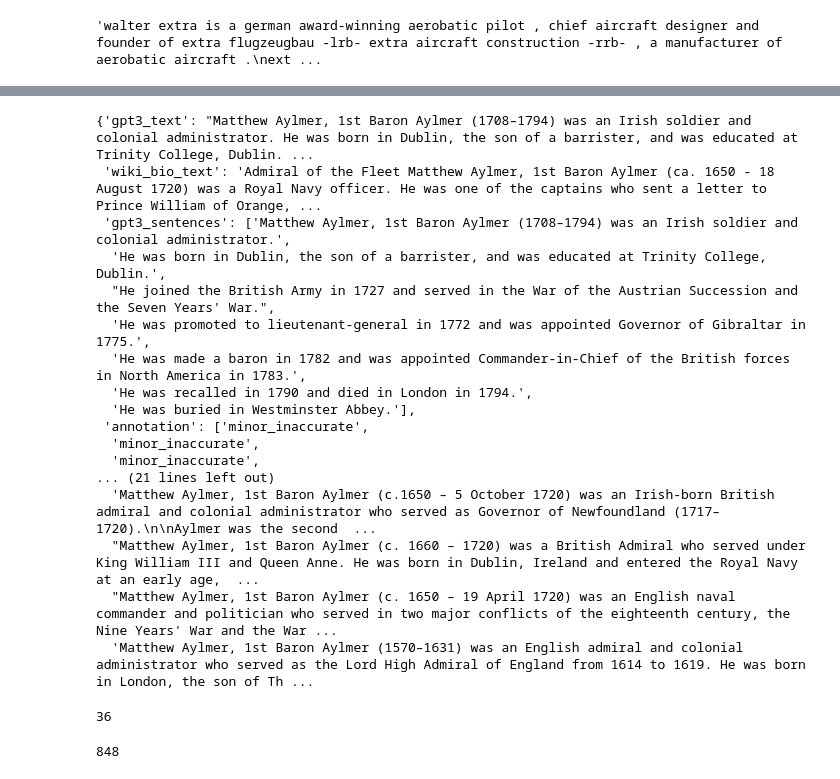
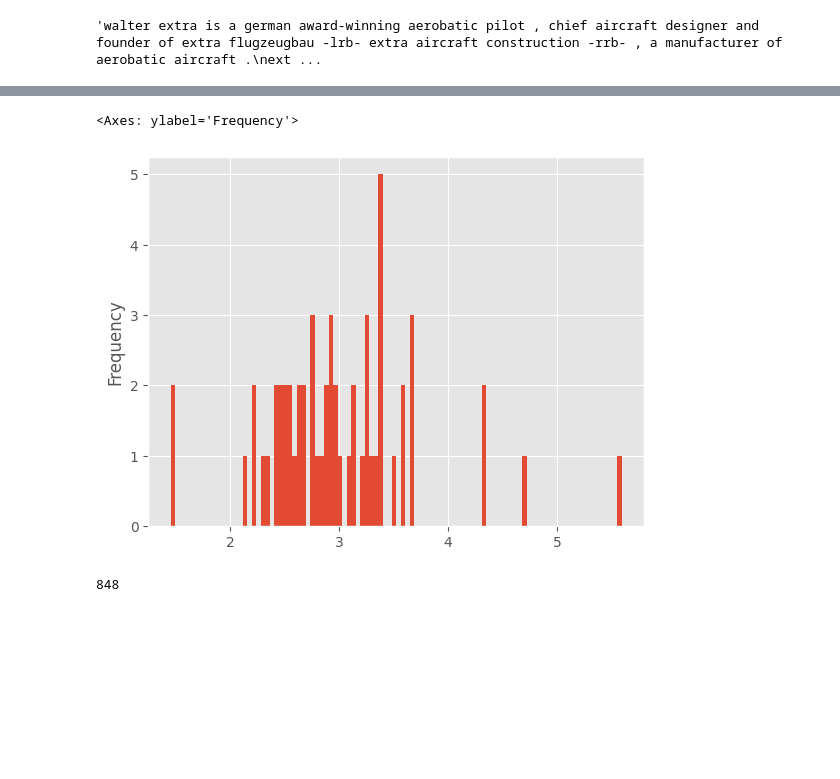
Before and after one commit to alonkipnis/detectLM, a Jupyter notebook: prepare_training_data.ipynb, the cells around one changed output, grey strips where cells are left out. Cells and saved outputs as stored; diff of their text form; code cells hidden in the pictures; blank space fills up the shorter version.

```diff
--- a/prepare_training_data.ipynb
+++ b/prepare_training_data.ipynb
@@ -62,27 +29,14 @@ Mayhew Y. "Bo" Foster (October 9
-# %%
-dataset['evaluation'][1]
-# %% [output]
-{'gpt3_text': "Matthew Aylmer, 1st Baron Aylmer (1708–1794) was an Irish soldier and colonial administrator. He was born in Dublin, the son of a barrister, and was educated at Trinity College, Dublin. ...
- 'wiki_bio_text': 'Admiral of the Fleet Matthew Aylmer, 1st Baron Aylmer (ca. 1650 - 18 August 1720) was a Royal Navy officer. He was one of the captains who sent a letter to Prince William of Orange, ...
- 'gpt3_sentences': ['Matthew Aylmer, 1st Baron Aylmer (1708–1794) was an Irish soldier and colonial administrator.',
-  'He was born in Dublin, the son of a barrister, and was educated at Trinity College, Dublin.',
-  "He joined the British Army in 1727 and served in the War of the Austrian Succession and the Seven Years' War.",
-  'He was promoted to lieutenant-general in 1772 and was appointed Governor of Gibraltar in 1775.',
-  'He was made a baron in 1782 and was appointed Commander-in-Chief of the British forces in North America in 1783.',
-  'He was recalled in 1790 and died in London in 1794.',
-  'He was buried in Westminster Abbey.'],
- 'annotation': ['minor_inaccurate',
-  'minor_inaccurate',
-  'minor_inaccurate',
-... (21 lines left out)
-  'Matthew Aylmer, 1st Baron Aylmer (c.1650 – 5 October 1720) was an Irish-born British admiral and colonial administrator who served as Governor of Newfoundland (1717–1720).\n\nAylmer was the second  ...
-  "Matthew Aylmer, 1st Baron Aylmer (c. 1660 – 1720) was a British Admiral who served under King William III and Queen Anne. He was born in Dublin, Ireland and entered the Royal Navy at an early age,  ...
-  "Matthew Aylmer, 1st Baron Aylmer (c. 1650 – 19 April 1720) was an English naval commander and politician who served in two major conflicts of the eighteenth century, the Nine Years' War and the War ...
-  'Matthew Aylmer, 1st Baron Aylmer (1570–1631) was an English admiral and colonial administrator who served as the Lord High Admiral of England from 1614 to 1619. He was born in London, the son of Th ...
-# %%
-len(tt[0].split('. '))
-# %% [output]
-36
+# %%
+df = pd.read_csv('results/gpt2-xl_no_context_files_machine.csv')
+
+
+dfr = df[df['response'] < 4.174185]
+dfr.to_csv('results/gpt2-xl_no_context_files_machine_truncated.csv')
+# %%
+df[df['name'] == 'Data/ChatGPT/global_null/JK Rowling.txt']['response'].plot.hist(bins=100)
+# %% [output]
+<Axes: ylabel='Frequency'>
+[figure, added]
 # %%
 aa = np.array(ll)
 np.max(aa)
```
Also changed, not shown: parts of 3 cells of this notebook, 9 other files.
